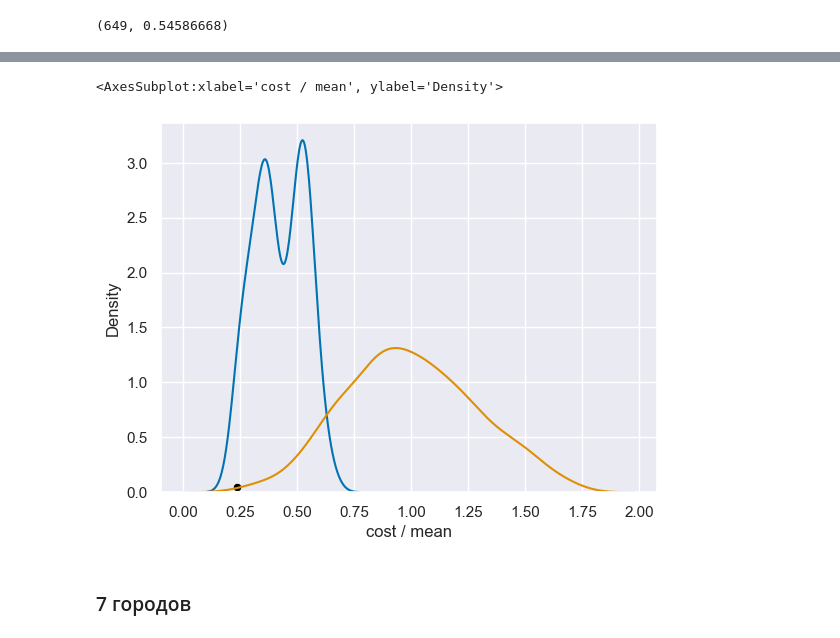
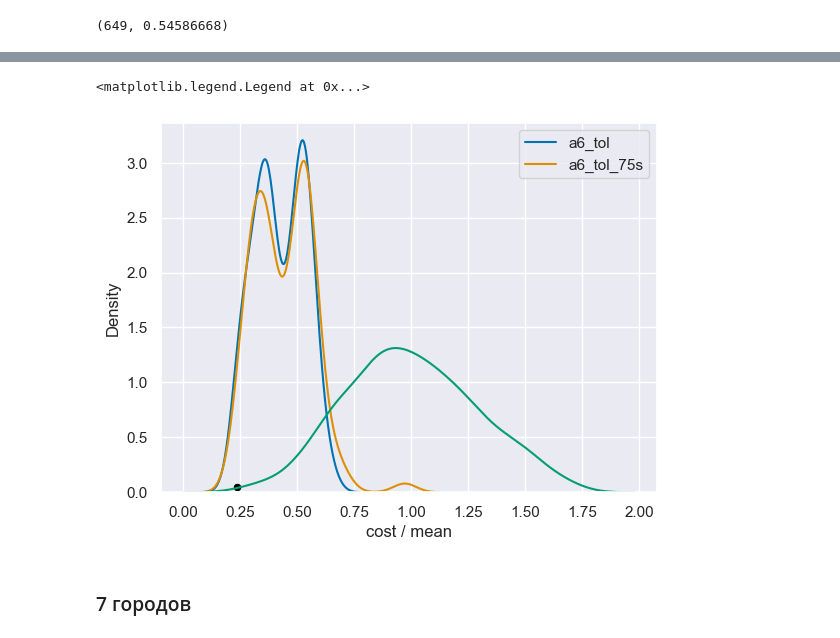
Before and after one commit to Batmaev/qua, a Jupyter notebook: CleanCalculations/cc1.ipynb, the cells around one changed output, grey strips where cells are left out. Saved outputs shown, nothing was run; the diff lists cells and outputs as text; code cells hidden in the pictures.

```diff
--- a/CleanCalculations/cc1.ipynb
+++ b/CleanCalculations/cc1.ipynb
@@ -698 +812,6 @@ nfev * pr            3.947500
 dtype: float64
+# %%
+# 75 сэмплов хуже чем 100
+a6_tol_75s = extensively_test_circuit(cost_matrix_6, RxCNOTCircuit(6, 1), abs = True, tol = 1e-2, n_samples = 75)
+calculate_statistics(a6_tol_75s, 6, brute6)
+a6_tol_75s.mean()
@@ -699,10 +828,12 @@ dtype: float64
 # %%
-sns.kdeplot(a6_tol['cost / mean'])
+sns.kdeplot(a6_tol['cost / mean'], label = 'a6_tol')
+sns.kdeplot(a6_tol_75s['cost / mean'], label = 'a6_tol_75s')
 sns.kdeplot(brute6['all']['cost / mean'])
 sns.scatterplot(x = [brute6['min_cost'] / brute6['mean']], y = [0.05], color = 'black')
+plt.legend()
 # %% [output]
-<AxesSubplot:xlabel='cost / mean', ylabel='Density'>
+<matplotlib.legend.Legend at 0x...>
-[figure, old version]
+[figure, new version]
 # %% [markdown]
 ### 7 городов
 # %%
```
Also changed, not shown: parts of 71 cells of this notebook, 23 other files.
